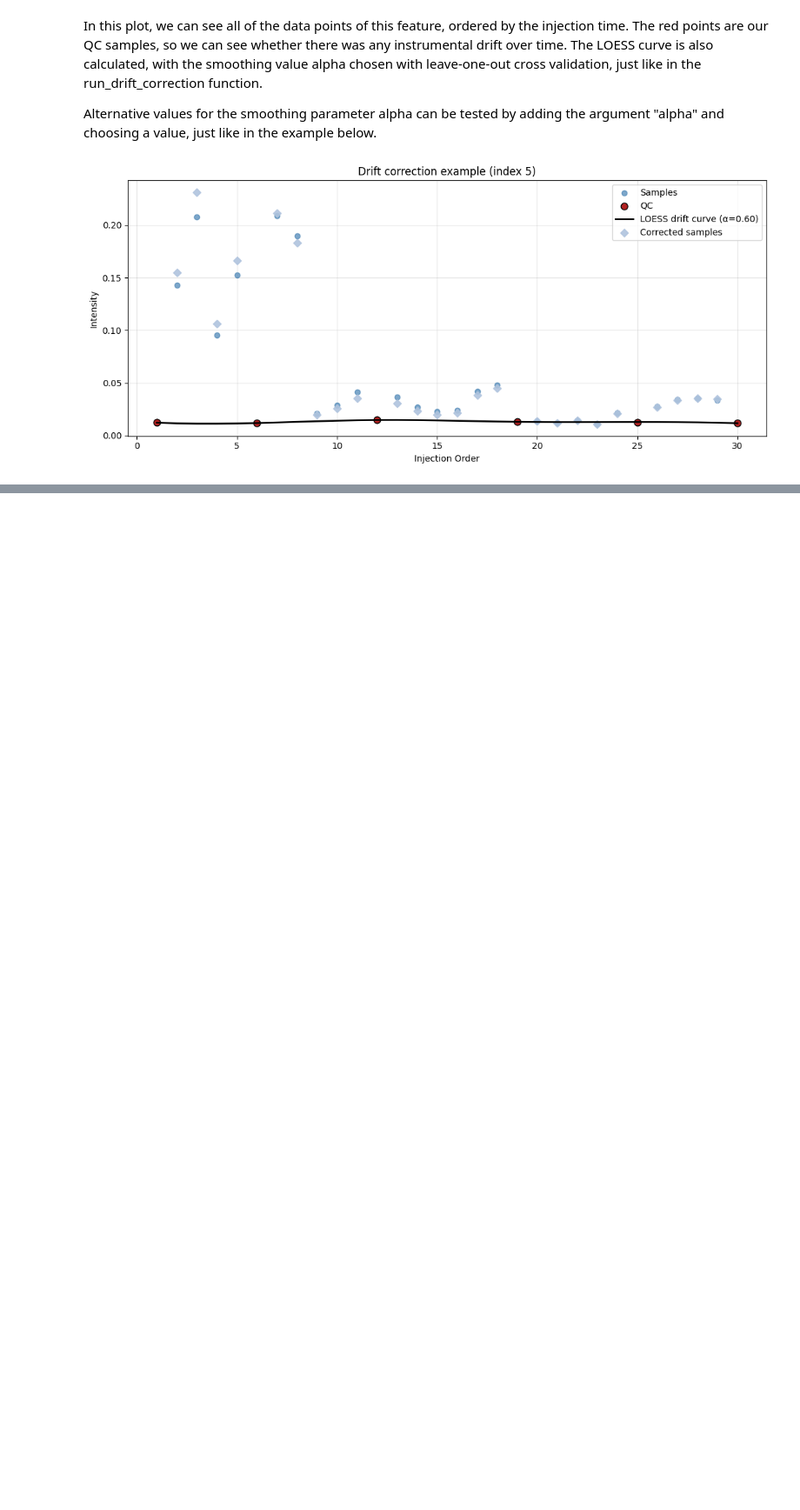
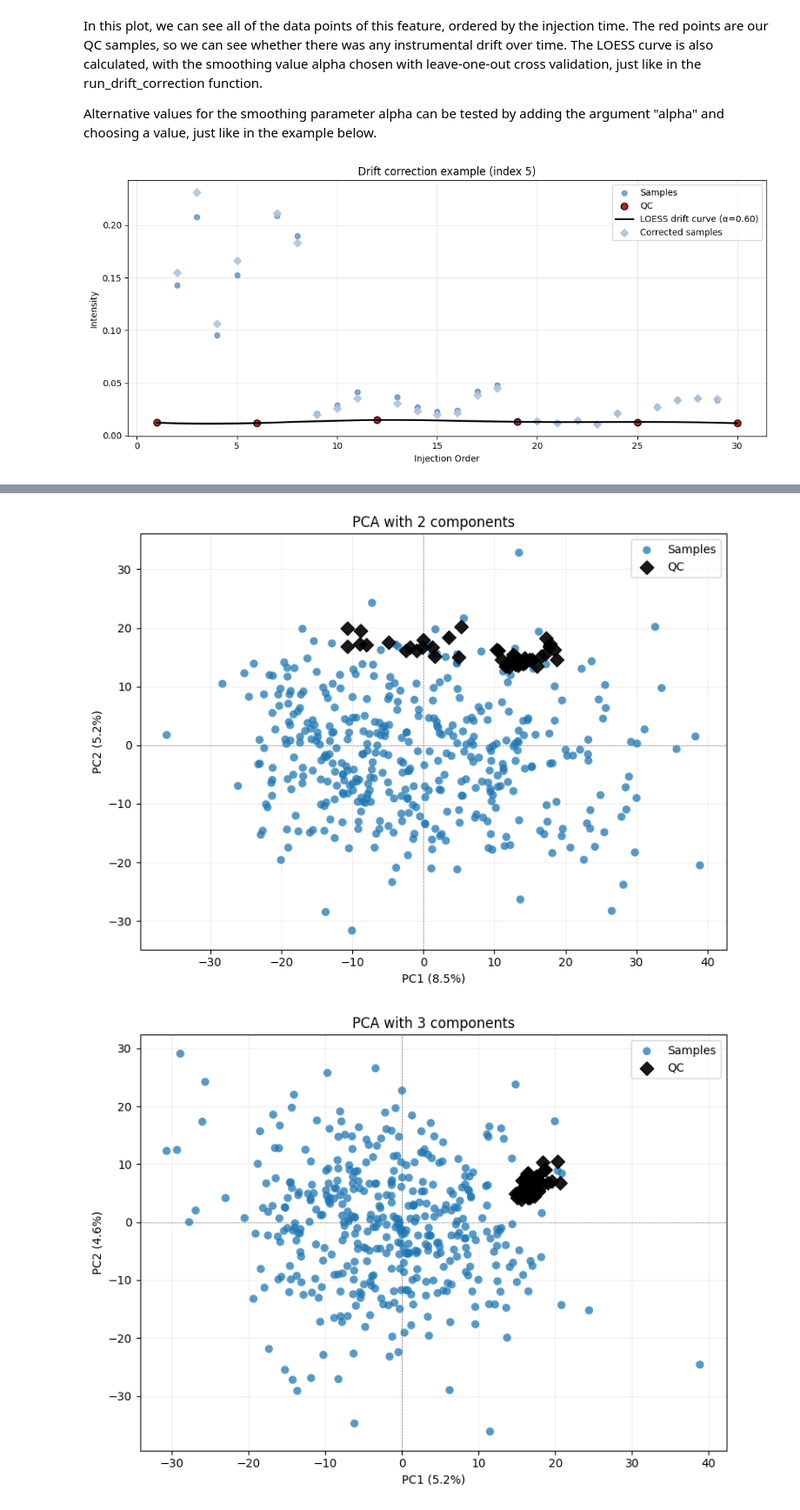
Before and after one commit to Multiomics-Analytics-Group/acore, a Jupyter notebook: docs/api_examples/drift_correction.ipynb, the cells around one changed output, grey strips where cells are left out. Shown at 87% size. Drawn from its saved outputs; the diff is of its cells as text; code cells hidden in the pictures; blank space fills up the shorter version.

```diff
--- a/docs/api_examples/drift_correction.ipynb
+++ b/docs/api_examples/drift_correction.ipynb
@@ -213,0 +316,21 @@ dc.loess_drift_correction.loess_example_curve(
+# %%
+df_corrected_2comps = dc.run_cpca_drift_correction(
+    df,
+    sample_cols,
+    qc_cols,
+    n_comps=2
+)
+
+df_corrected_3comps = dc.run_cpca_drift_correction(
+    df,
+    sample_cols,
+    qc_cols,
+    n_comps=3
+)
+
+df_corrected_4comps = dc.run_cpca_drift_correction(
+    df,
+    sample_cols,
+    qc_cols,
+    n_comps=4
+)
@@ -213,0 +341,27 @@ dc.loess_drift_correction.loess_example_curve(
+# %%
+dc.pca_for_cpca_drift(
+    df_corrected_2comps,
+    sample_cols,  # list of col names, OR dict {group_name: [col names]}
+    qc_cols,
+    log_transform = True,
+    title = "PCA with 2 components",
+)
+
+dc.pca_for_cpca_drift(
+    df_corrected_3comps,
+    sample_cols,  # list of col names, OR dict {group_name: [col names]}
+    qc_cols,
+    log_transform = True,
+    title = "PCA with 3 components",
+)
+
+dc.pca_for_cpca_drift(
+    df_corrected_4comps,
+    sample_cols,  # list of col names, OR dict {group_name: [col names]}
+    qc_cols,
+    log_transform = True,
+    title = "PCA with 4 components",
+)
+# %% [output]
+[figure, added]
+[figure, added]
```
Also changed, not shown: parts of 23 cells of this notebook, 2 other files.
